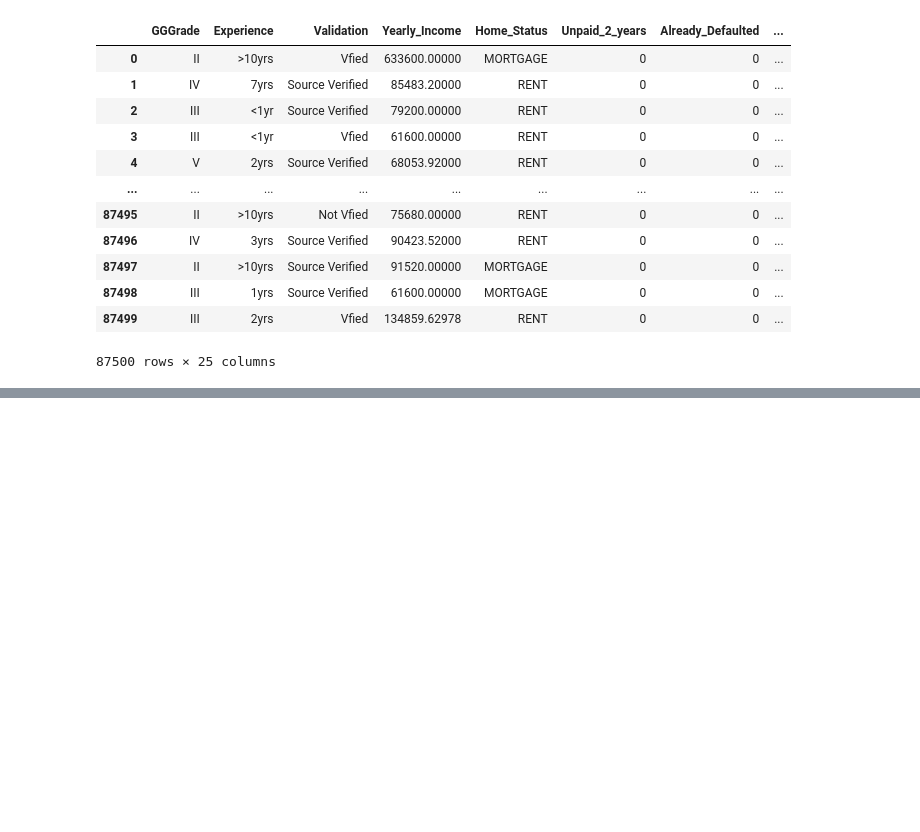
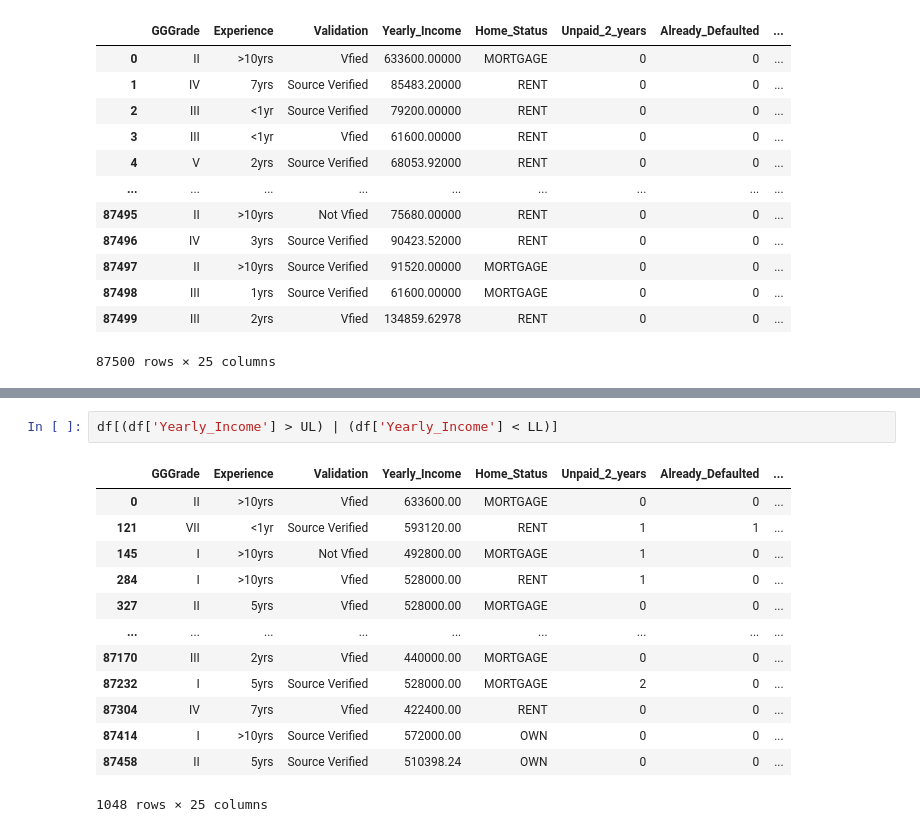
Before and after one commit to pokharel-aayush/data_science, a Jupyter notebook: Data_Train.ipynb, the cells around one changed output, grey strips where cells are left out. Drawn from its saved outputs; the diff is of its cells as text; blank space fills up the shorter version.

```diff
--- a/Data_Train.ipynb
+++ b/Data_Train.ipynb
@@ -348,0 +461,16 @@ for col in columns:
+# %%
+df[(df['Yearly_Income'] > UL) | (df['Yearly_Income'] < LL)]
+# %% [output]
+|  | GGGrade | Experience | Validation | Yearly_Income | Home_Status | Unpaid_2_years | Already_Defaulted | ... |
+| 0 | II | >10yrs | Vfied | 633600.00 | MORTGAGE | 0 | 0 | ... |
+| 121 | VII | <1yr | Source Verified | 593120.00 | RENT | 1 | 1 | ... |
+| 145 | I | >10yrs | Not Vfied | 492800.00 | MORTGAGE | 1 | 0 | ... |
+| 284 | I | >10yrs | Vfied | 528000.00 | RENT | 1 | 0 | ... |
+| 327 | II | 5yrs | Vfied | 528000.00 | MORTGAGE | 0 | 0 | ... |
+| ... | ... | ... | ... | ... | ... | ... | ... | ... |
+| 87170 | III | 2yrs | Vfied | 440000.00 | MORTGAGE | 0 | 0 | ... |
+| 87232 | I | 5yrs | Source Verified | 528000.00 | MORTGAGE | 2 | 0 | ... |
+| 87304 | IV | 7yrs | Vfied | 422400.00 | RENT | 0 | 0 | ... |
+| 87414 | I | >10yrs | Source Verified | 572000.00 | OWN | 0 | 0 | ... |
+| 87458 | II | 5yrs | Source Verified | 510398.24 | OWN | 0 | 0 | ... |
+1048 rows × 25 columns
```
Also changed, not shown: parts of 19 cells of this notebook.
